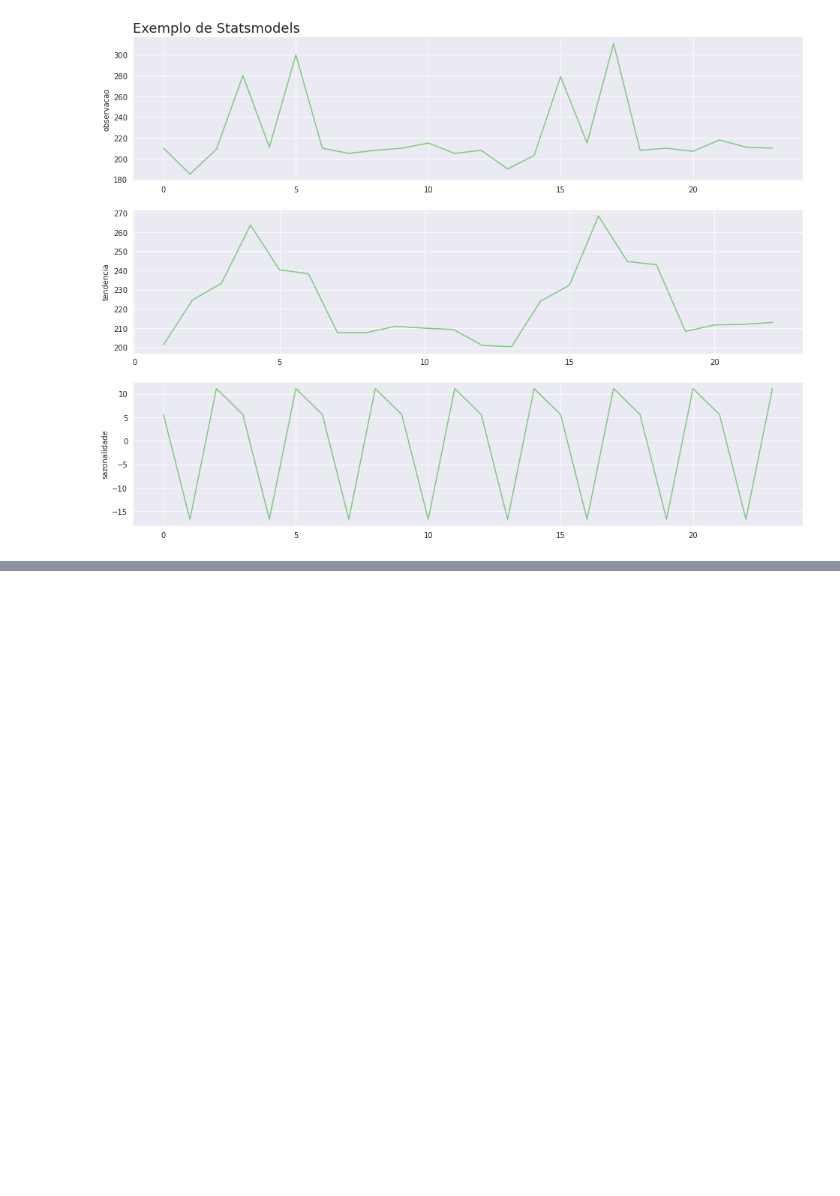
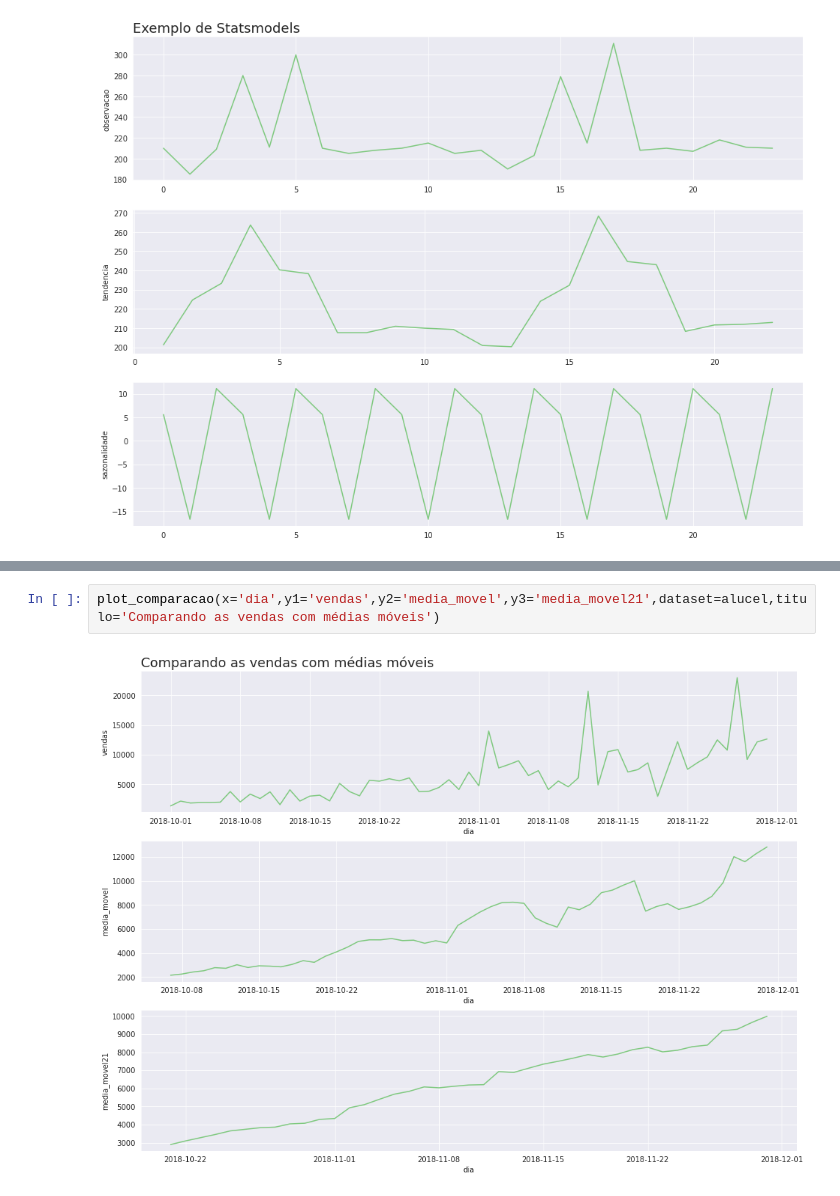
Before and after one commit to gabriels3t/data-science-series-temporais, a Jupyter notebook: Time Series.ipynb, the cells around one changed output, grey strips where cells are left out. Drawn from its saved outputs; the diff is of its cells as text; blank space fills up the shorter version.

```diff
--- a/Time Series.ipynb
+++ b/Time Series.ipynb
@@ -499,0 +572,4 @@ plot_comparacao(resultado.index,'observacao','tendencia','sazonalidade',resultad
+# %%
+plot_comparacao(x='dia',y1='vendas',y2='media_movel',y3='media_movel21',dataset=alucel,titulo='Comparando as vendas com médias móveis')
+# %% [output]
+[figure, added]
```
Also changed, not shown: parts of 14 cells of this notebook.
